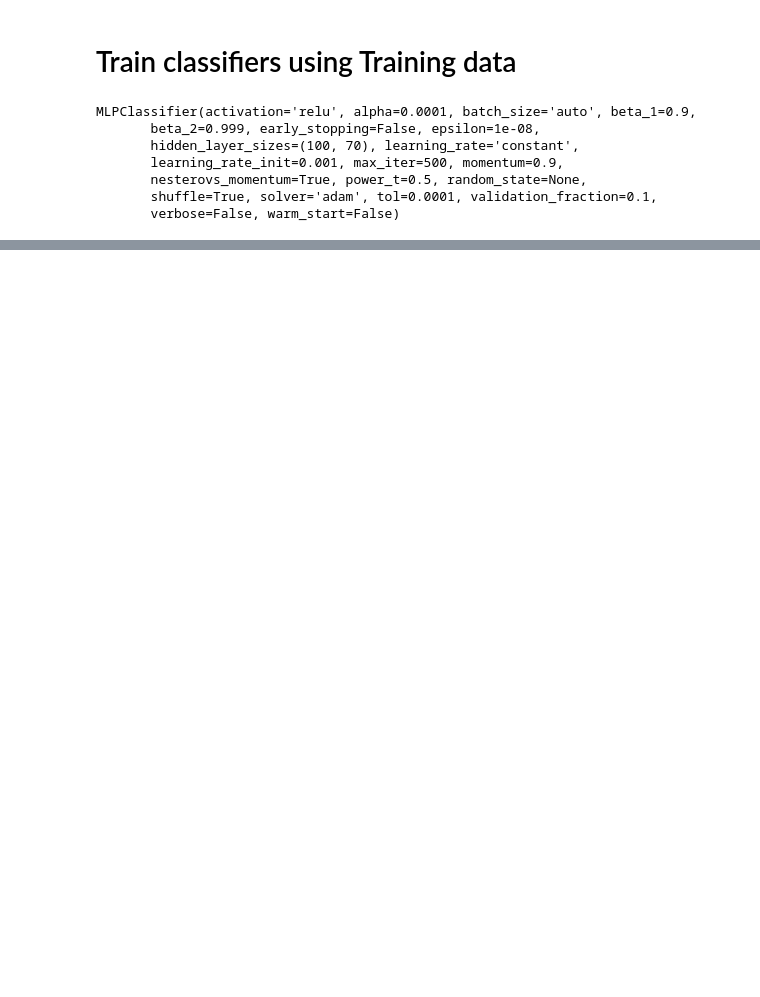
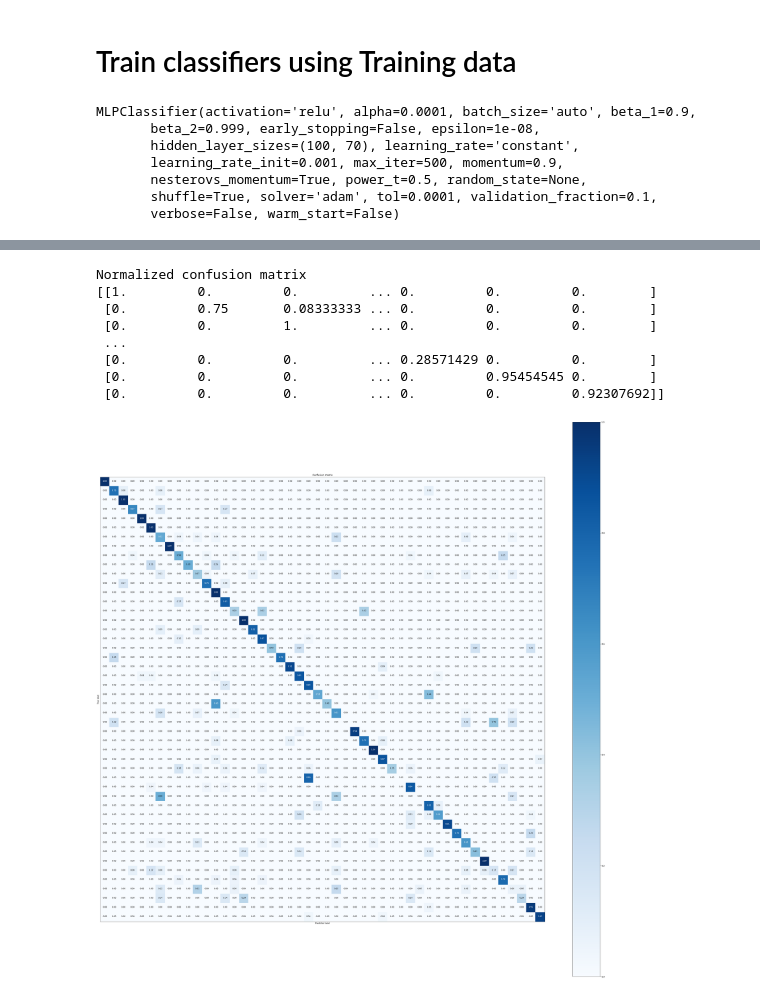
Before and after one commit to Hari-Raval/Dataset-classification, a Jupyter notebook: Classify-Problem-ID-From-Submissions.ipynb, the cells around one changed output, grey strips where cells are left out. Cells and saved outputs as stored; diff of their text form; code cells hidden in the pictures; blank space fills up the shorter version.

```diff
--- a/Classify-Problem-ID-From-Submissions.ipynb
+++ b/Classify-Problem-ID-From-Submissions.ipynb
@@ -190,4 +171,4 @@ array([[ 6,  0,  0, ...,  0,  0,  0],
 # %%
-y_pred = rf_classifier.predict(x_pred)
-metrics.confusion_matrix(labels, y_pred)
+rf_y_pred = rf_classifier.predict(x_validate)
+metrics.confusion_matrix(y_validate, rf_y_pred)
 # %% [output]
@@ -258,0 +252,12 @@ Normalized confusion matrix
+# %%
+plot_confusion_matrix(metrics.confusion_matrix(y_validate, rf_y_pred),[],normalize=True)
+# %% [output]
+Normalized confusion matrix
+[[1.         0.         0.         ... 0.         0.         0.        ]
+ [0.         0.75       0.08333333 ... 0.         0.         0.        ]
+ [0.         0.         1.         ... 0.         0.         0.        ]
+ ...
+ [0.         0.         0.         ... 0.28571429 0.         0.        ]
+ [0.         0.         0.         ... 0.         0.95454545 0.        ]
+ [0.         0.         0.         ... 0.         0.         0.92307692]]
+[figure, added]
```
Also changed, not shown: parts of 20 cells of this notebook, 3 other files.
